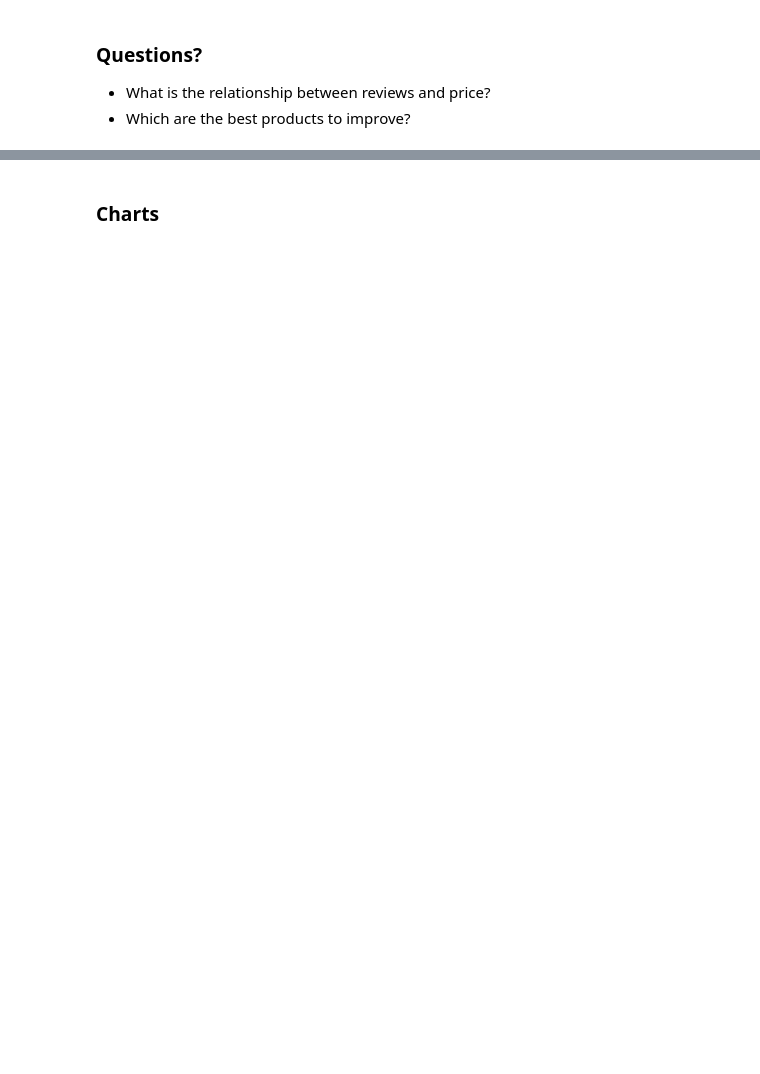
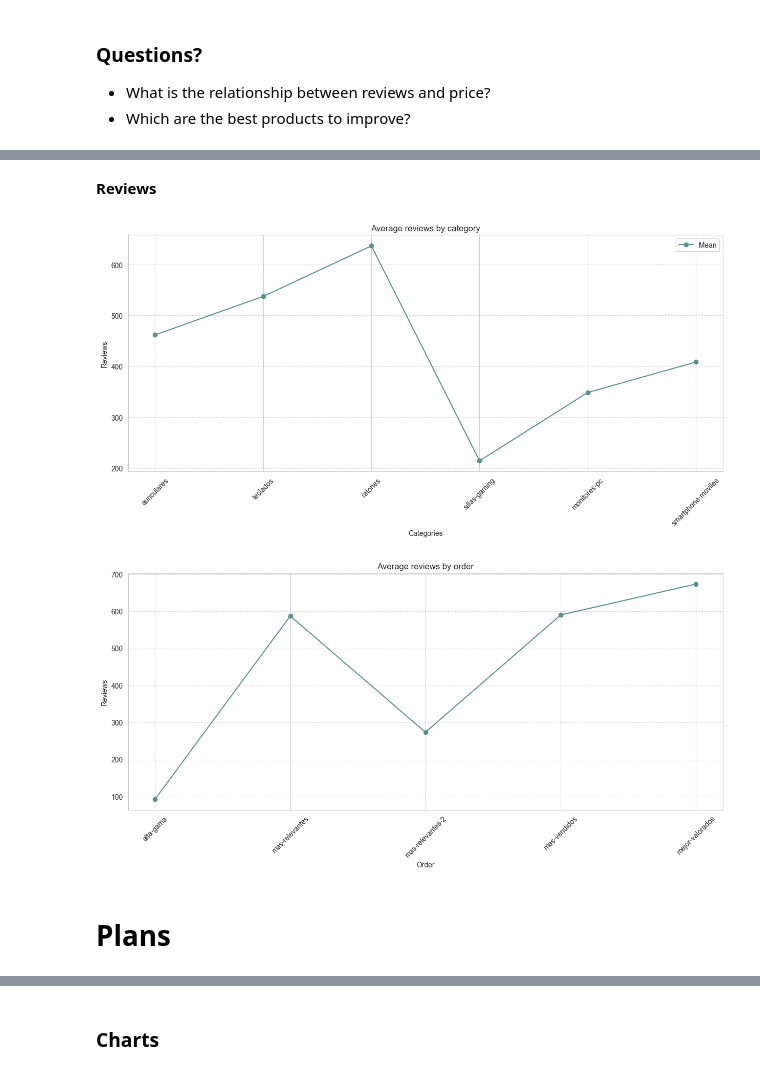
Before and after one commit to BrianValdiviesoDev/reviewshub, a Jupyter notebook: scrapper/services/pccom.ipynb, the cells around one changed output, grey strips where cells are left out. Drawn from its saved outputs; the diff is of its cells as text; code cells hidden in the pictures; blank space fills up the shorter version.

```diff
--- a/scrapper/services/pccom.ipynb
+++ b/scrapper/services/pccom.ipynb
@@ -231,0 +254,29 @@ Mean reviews: 16.428571428571427
+# %% [markdown]
+__Reviews__
+# %%
+
+plt.figure(figsize=(15, 6))
+plt.plot(reviews_df['mean'], label='Mean', marker='o', color='#599191')
+plt.title('Average reviews by category')
+plt.xlabel('Categories')
+plt.ylabel('Reviews')
+plt.xticks(rotation=45)
+plt.legend()
+plt.grid(axis='y', linestyle='--', alpha=0.7)
+plt.show()
+
+average_reviews_by_category = df.groupby('order')['reviews'].mean().reset_index()
+average_reviews_by_category.rename(columns={'reviews': 'average_reviews'}, inplace=True)
+plt.figure(figsize=(15, 6))
+plt.plot(average_reviews_by_category['order'], average_reviews_by_category['average_reviews'], color='#599191', marker='o')
+plt.title('Average reviews by order')
+plt.xlabel('Order')
+plt.ylabel('Reviews')
+plt.xticks(rotation=45)
+plt.grid(axis='y', linestyle='--', alpha=0.7)
+plt.show()
+# %% [output]
+[figure, added]
+[figure, added]
+# %% [markdown]
+# Plans
```
Also changed, not shown: parts of 46 cells of this notebook, 1 other file.
